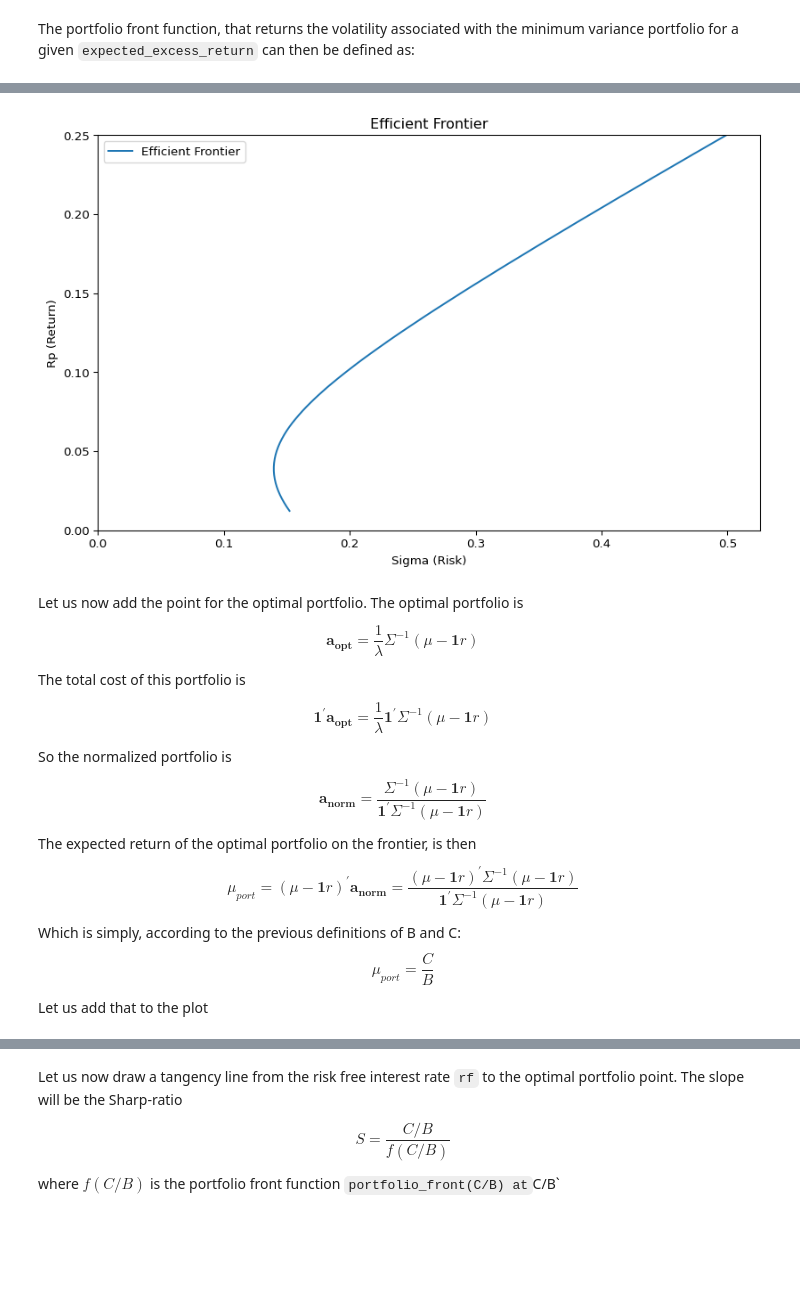
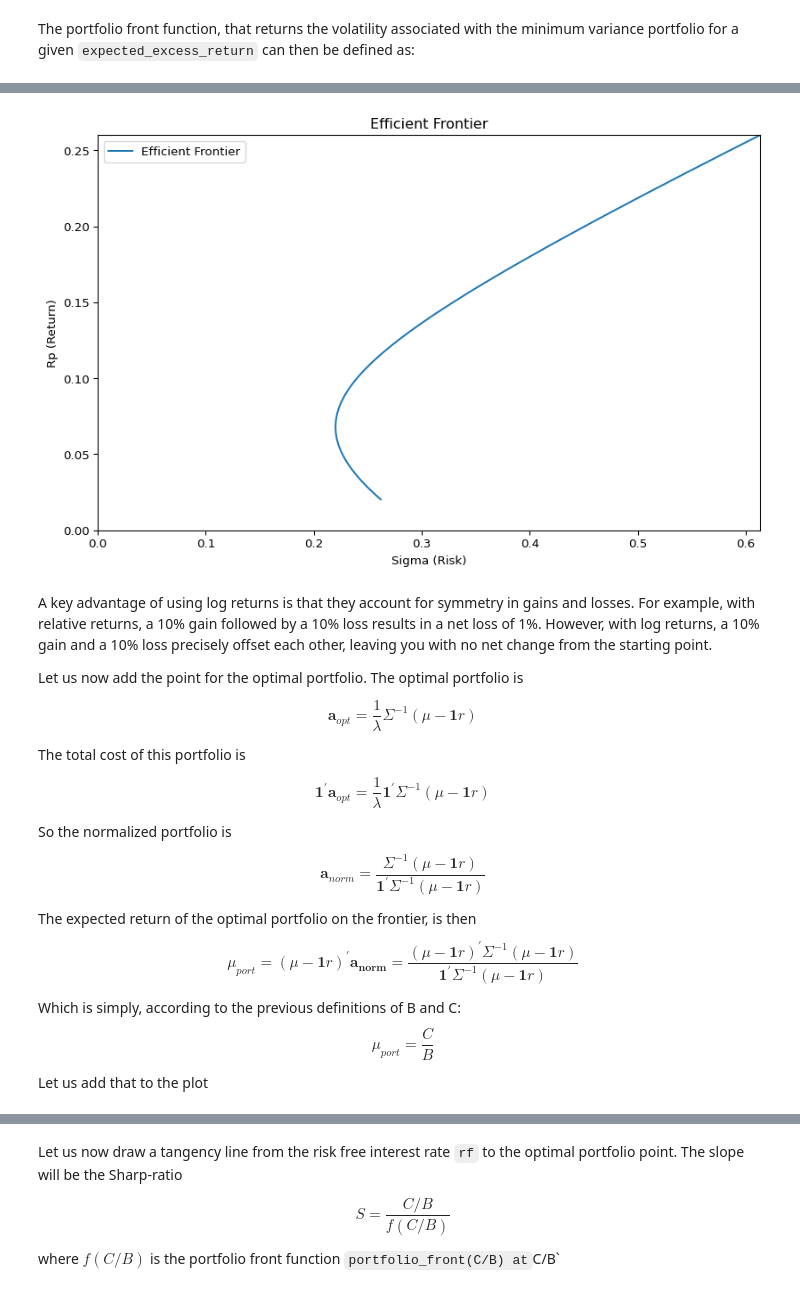
Before and after one commit to uit-sok-3011-h24/uit-sok-3011-h24.github.io, a Jupyter notebook: finans/3-lecture_optport.ipynb, the cells around one changed output, grey strips where cells are left out. Drawn from its saved outputs; the diff is of its cells as text; code cells hidden in the pictures; blank space fills up the shorter version.

```diff
--- a/finans/3-lecture_optport.ipynb
+++ b/finans/3-lecture_optport.ipynb
@@ -544,3 +560,14 @@ Reduced the number of dimensions from131 to 64
+# %%
+# Converting X to a numpy array:
+X = np.array(X)
+
+# Calculating the covariance
+cov_matrix = np.cov(X, rowvar=False)
+
+# Calculating the means vector, and reshaping it to a
+# column vector.
+
+means = np.mean(X, axis=0).reshape((X.shape[1],1))
 # %% [markdown]
 ## Plotting the portfolio front
 
@@ -579,10 +606,12 @@ A = np.dot(ones.T,
     np.dot(np.linalg.inv(cov_matrix), ones))[0][0]
 
 B = np.dot(ones.T,
-    np.dot(np.linalg.inv(cov_matrix), (means-rf)))[0][0]
+      np.dot(np.linalg.inv(cov_matrix),
+      (means-rf)))[0][0]
 
 C = np.dot((means.T-rf),
-    np.dot(np.linalg.inv(cov_matrix), (means-rf)))[0][0]
+      np.dot(np.linalg.inv(cov_matrix),
+      (means-rf)))[0][0]
 # %% [markdown]
 The portfolio front function, that returns the volatility associated
 with the minimum variance portfolio for a given `expected_excess_return`
@@ -599,44 +636,51 @@ Let us plot this
 # %%
 from matplotlib import pyplot as plt
 #Creating plot
 fig, ax = plt.subplots(figsize=(10, 6))
-
-MAX_AXIS = 0.25
+plot_scale = 52
+MAX_AXIS = 0.005
 #applying the function
-rp_values = np.linspace(0, MAX_AXIS, 100)
+rp_values = np.linspace(0, MAX_AXIS-rf, 100)
 sigma_values = portfolio_front(rp_values)
 
-#plotting
-ax.plot(sigma_values, rp_values+rf,
+#plotting, after annualizing the weekly data
+ax.plot(plot_scale**0.5*(sigma_values), plot_scale*(rp_values+rf),
             label='Efficient Frontier')
 
 #plot settings:
-ax.set_xlim([0, np.max(sigma_values)])
-ax.set_ylim([0, np.max(rp_values)])
+ax.set_xlim([0, np.max(sigma_values*plot_scale**0.5)])
+ax.set_ylim([0, (np.max(rp_values)+rf)*plot_scale])
 ax.set_xlabel('Sigma (Risk)')
 ax.set_ylabel('Rp (Return)')
 ax.set_title('Efficient Frontier')
 ax.legend()
 # %% [output]
-[figure, old version]
+[figure, new version]
 # %% [markdown]
+A key advantage of using log returns is that they account for symmetry
+in gains and losses. For example, with relative returns, a 10% gain
+followed by a 10% loss results in a net loss of 1%. However, with log
+returns, a 10% gain and a 10% loss precisely offset each other, leaving
+you with no net change from the starting point.
+
 Let us now add the point for the optimal portfolio. The optimal
 portfolio is
 
 $$
-\mathbf{a_{opt}} = \frac{1}{\lambda}{\Sigma}^{-1}({\mu} - \mathbf{1}r)
+\mathbf{a}_{opt} = \frac{1}{\lambda}{\Sigma}^{-1}({\mu} - \mathbf{1}r)
 $$
 
 The total cost of this portfolio is
 
 $$
-\mathbf{1}^{\prime}\mathbf{a_{opt}} = \frac{1}{\lambda} \mathbf{1}^{\prime}{\Sigma}^{-1}({\mu} - \mathbf{1}r)
+\mathbf{1}^{\prime}\mathbf{a}_{opt} = \frac{1}{\lambda} \mathbf{1}^{\prime}{\Sigma}^{-1}({\mu} - \mathbf{1}r)
 $$
 
 So the normalized portfolio is
 
 $$
-\mathbf{a_{norm}}  = \frac{{\Sigma}^{-1}({\mu} - \mathbf{1}r)}{ \mathbf{1}^{\prime}{\Sigma}^{-1}({\mu} - \mathbf{1}r)}
+\mathbf{a}_{norm}  = \frac{ {\Sigma}^{-1}({\mu} - \mathbf{1}r) }
+{ \mathbf{1}^{\prime}{\Sigma}^{-1}({\mu} - \mathbf{1}r)}
 $$
 
 The expected return of the optimal portfolio on the frontier, is then
```
Also changed, not shown: parts of 29 cells of this notebook, 2 other files.
